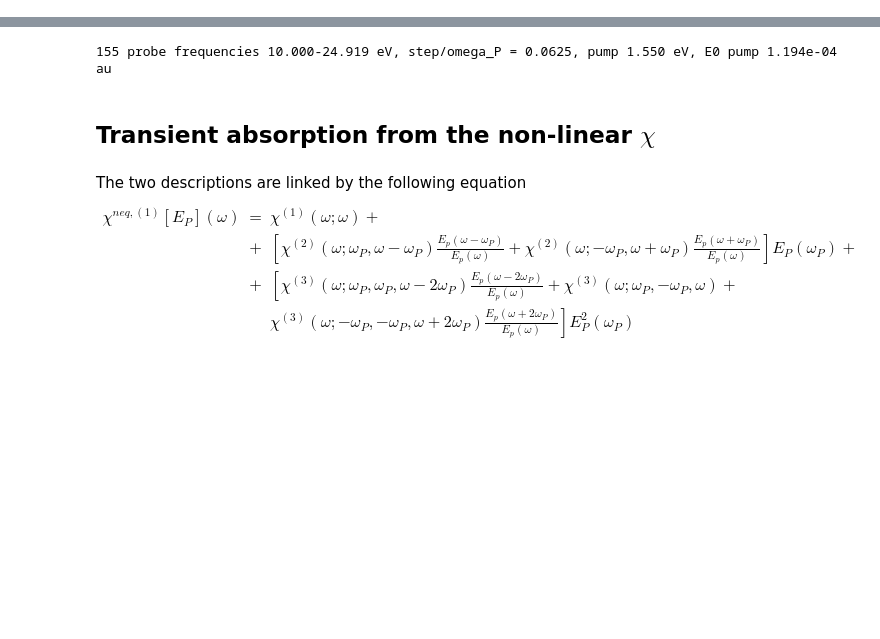
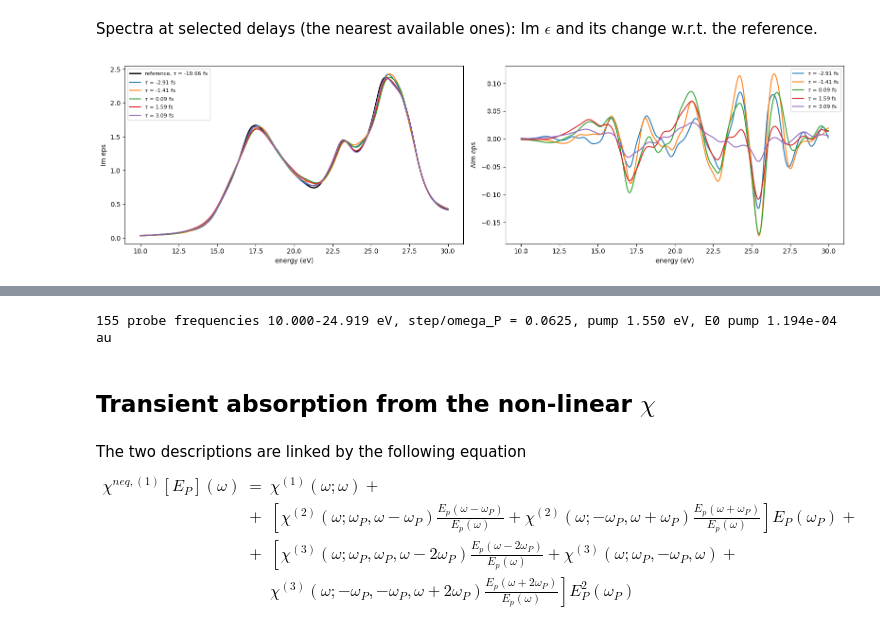
Before and after one commit to marcodalessandro76/LiF, a Jupyter notebook: NL_Chi/Dchi-neq_Analysis.ipynb, the cells around one changed output, grey strips where cells are left out. Drawn from its saved outputs; the diff is of its cells as text; code cells hidden in the pictures; blank space fills up the shorter version.

```diff
--- a/NL_Chi/Dchi-neq_Analysis.ipynb
+++ b/NL_Chi/Dchi-neq_Analysis.ipynb
@@ -30,0 +105,24 @@ $\omega\pm m\omega_P$ fall exactly on the probe grid.
+# %% [markdown]
+Spectra at selected delays (the nearest available ones): Im $\epsilon$ and its change w.r.t. the reference.
+# %%
+def plot_rt_spectra(runs, taus, quantity='Im eps', change=False, erange=(10,30), ax=None, **kw):
+    # spectra (or their changes) at the delays closest to taus (fs)
+    if ax is None: ax = plt.subplots(figsize=(10,4.5))[1]
+    q = rt_quantity(runs,quantity,change=change,**kw)
+    E = runs['energy']
+    s = (E >= erange[0]) & (E <= erange[1])
+    if not change: ax.plot(E[s],q[0,s],'k',lw=2,label=r'reference, $\tau$ = %.2f fs'%runs['tau'][0])
+    for t in taus:
+        i = np.argmin(np.abs(runs['tau']-t))
+        ax.plot(E[s],q[i,s],label=r'$\tau$ = %.2f fs'%runs['tau'][i])
+    ax.set_xlabel('energy (eV)')
+    ax.set_ylabel(r'$\Delta$'+quantity if change else quantity)
+    ax.legend(fontsize=8)
+    return ax
+
+fig,axes = plt.subplots(1,2,figsize=(16,4.5))
+plot_rt_spectra(rt_ip,[-3,-1.5,0,1.5,3],ax=axes[0])
+plot_rt_spectra(rt_ip,[-3,-1.5,0,1.5,3],change=True,ax=axes[1])
+plt.tight_layout()
+# %% [output]
+[figure, added]
```
Also changed, not shown: parts of 23 cells of this notebook, 1 other file.
